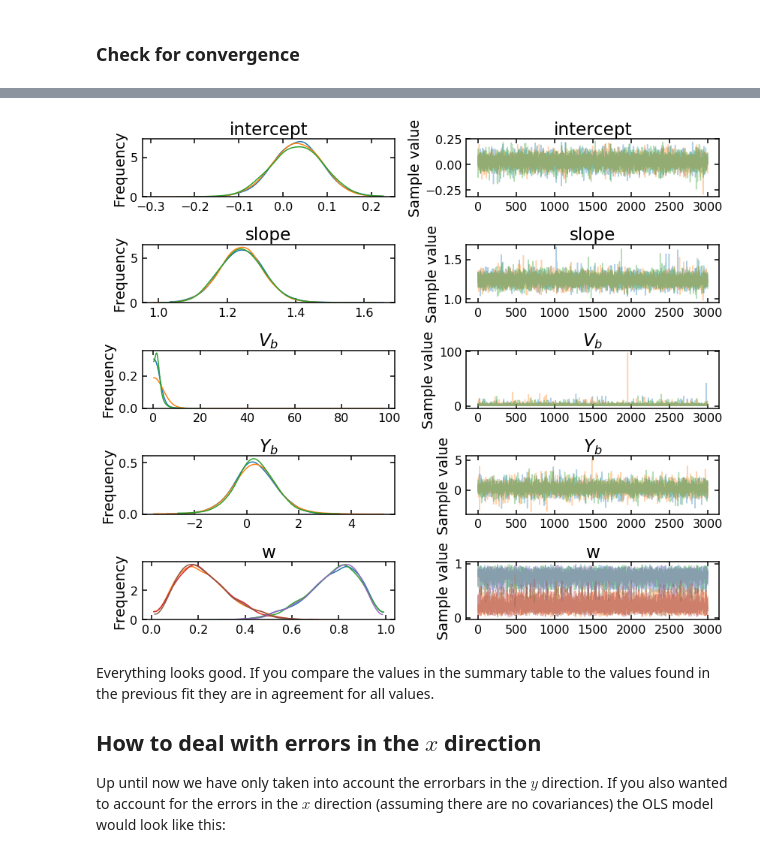
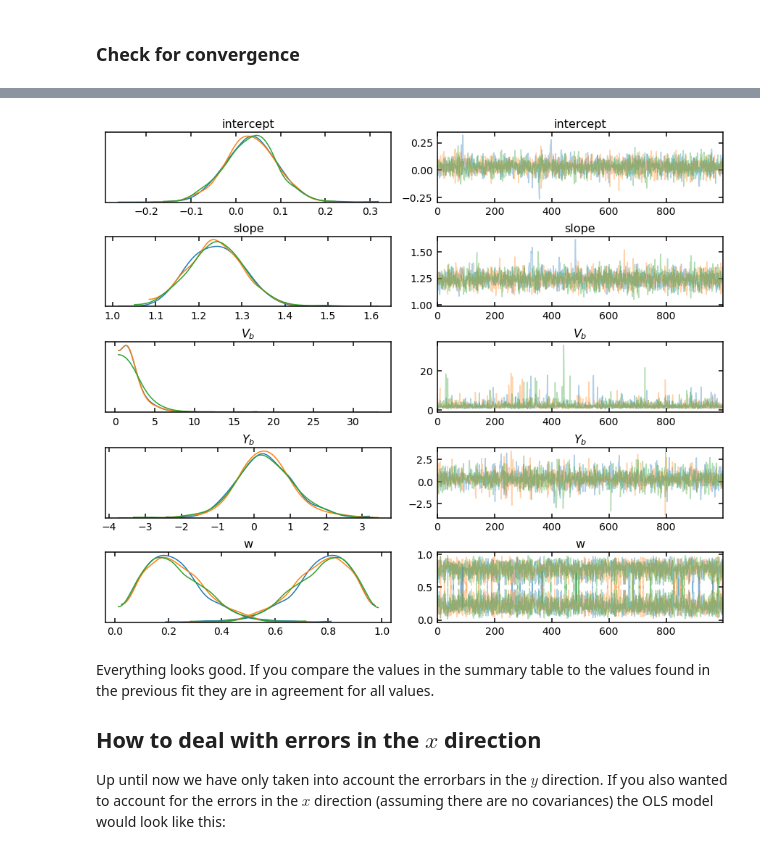
Before and after one commit to CKrawczyk/jupyter_data_languages, a Jupyter notebook: mcmc_fit_with_outliers_pymc.ipynb, the cells around one changed output, grey strips where cells are left out. Saved outputs shown, nothing was run; the diff lists cells and outputs as text; code cells hidden in the pictures.

```diff
--- a/mcmc_fit_with_outliers_pymc.ipynb
+++ b/mcmc_fit_with_outliers_pymc.ipynb
@@ -249,7 +249,6 @@ where $x_{i}, y_{i}, \sigma_{yi}$ are the data from the `.csv` file, $m, b$ are
 
 Since we will be using a Bayesian approach to this fitting, we need to define priors for our fit parameters $\theta = \left[ m, b, P_b, \{q_{i}\}, Y_b, V_b \right]$.  We will use weakly informative priors in all the parameters.
 # %%
-from types import SimpleNamespace
 # User the theano.tensor versions of all the function calls
 # This ensures automatic derivatives can be taken at function evaluation
 def logp_signoise(y_obs, y_est, sigma_y, qi, Yb, Vb):
@@ -295,10 +294,8 @@ with pm.Model() as mdl_signoise:
     )
     # defind the latex representation of the custom liklihood
     likelihood.__latex__ = lambda : r'$\text{likelihood} \sim \prod{\left[(1-P_{b}) * \text{Normal}(mu=y_{est}, sd=\sigma_{y}) + P_{b} * \text{Normal}(mu=Y_{b}, sd=\sqrt{V_{b} + \sigma_{y}^2})\right]}$'
-    likelihood.tag = SimpleNamespace(test_value = data.x)
 
 display(mdl_signoise)
-display(pm.model_to_graphviz(mdl_signoise))
 # %% [output]
 $$
             \begin{array}{rcl}
@@ -311,7 +307,7 @@ with mdl_signoise:
     traces_signoise = pm.sample(
         3000,
         tune=2000,
-        target_accept=0.999,
+        step_kwargs={'nuts': {'target_accept': 0.999}},
         chains=3,
         cores=3
     )
@@ -564,8 +561,8 @@ $w$ is a two element array that is equivalent to $[1-P_b, P_b]$.  These are the
 # %%
 with mixture:
     traces_mixture = pm.sample(
-        3000,
-        tune=2000,
+        1000,
+        tune=1000,
         target_accept=0.9,
         chains=3,
         cores=3
@@ -580,17 +577,17 @@ NUTS: [$V_b$, $Y_b$, slope, intercept, w]
 # %%
 display(pm.summary(
     traces_mixture,
-    varnames=[
+    var_names=[
         'intercept',
         'slope',
         '$V_b$',
         '$Y_b$',
         'w'
     ]
-).round(4))
+))
 pm.traceplot(
     traces_mixture,
-    varnames=[
+    var_names=[
         'intercept',
         'slope',
         '$V_b$',
@@ -609,4 +606,4 @@ pm.traceplot(
-[figure, old version]
+[figure, new version]
 # %% [markdown]
 Everything looks good.  If you compare the values in the summary table to the values found in the previous fit they are in agreement for all values.
 
```
Also changed, not shown: parts of 15 cells of this notebook, 1 other file.
